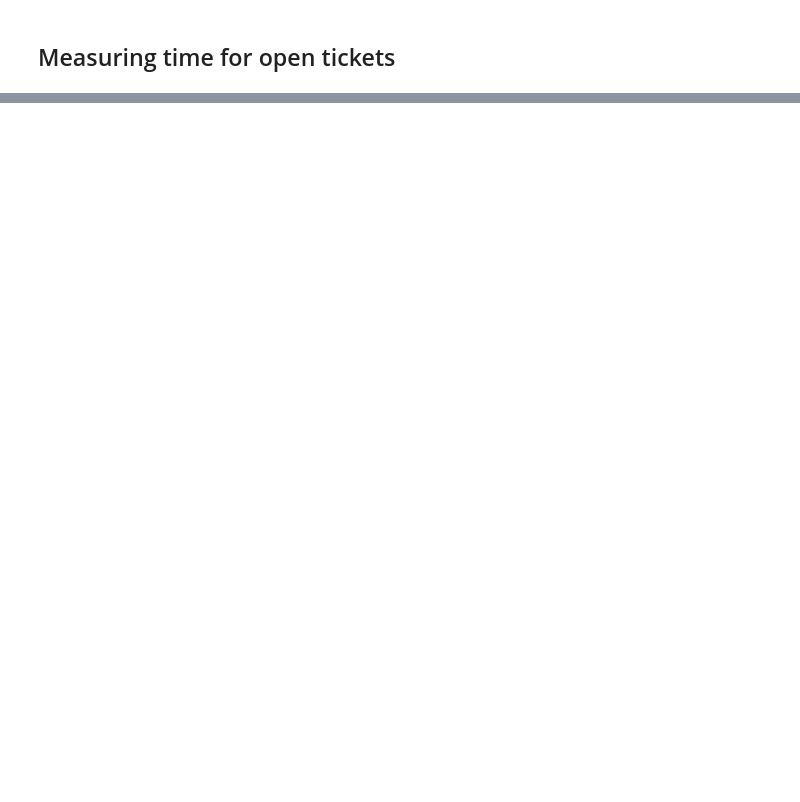
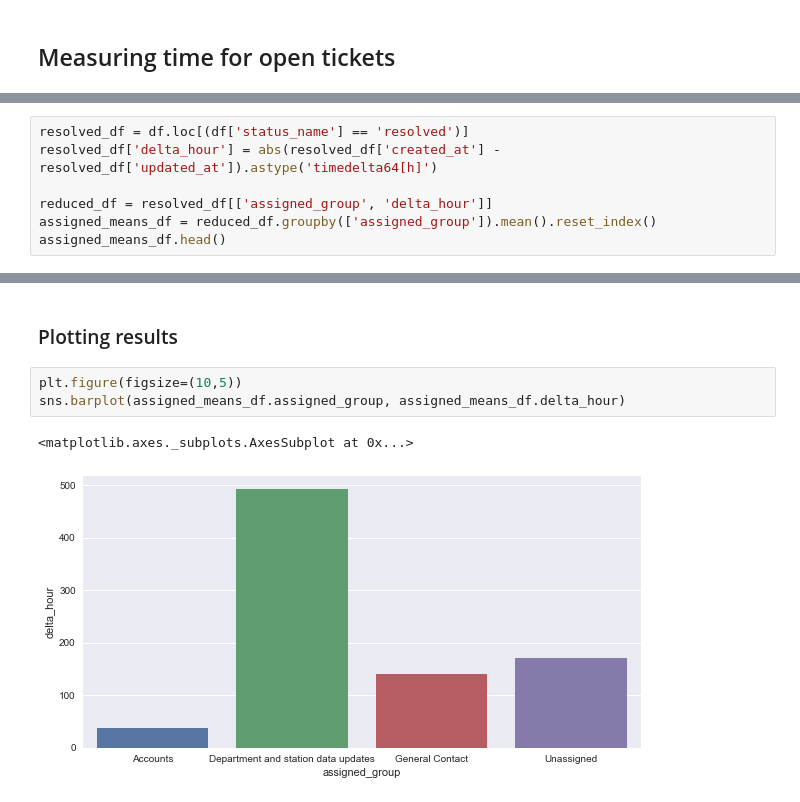
Before and after one commit to JorgeMartinezG/firecares-stats, a Jupyter notebook: Tickets analysis.ipynb, the cells around one changed output, grey strips where cells are left out. Saved outputs shown, nothing was run; the diff lists cells and outputs as text; blank space fills up the shorter version.

```diff
--- a/Tickets analysis.ipynb
+++ b/Tickets analysis.ipynb
@@ -86,0 +69,7 @@ See the caveats in the documentation: http://pandas.pydata.org/pandas-docs/stabl
+# %%
+resolved_df = df.loc[(df['status_name'] == 'resolved')]
+resolved_df['delta_hour'] = abs(resolved_df['created_at'] - resolved_df['updated_at']).astype('timedelta64[h]')
+
+reduced_df = resolved_df[['assigned_group', 'delta_hour']]
+assigned_means_df = reduced_df.groupby(['assigned_group']).mean().reset_index()
+assigned_means_df.head()
@@ -86,0 +82,8 @@ See the caveats in the documentation: http://pandas.pydata.org/pandas-docs/stabl
+# %% [markdown]
+### Plotting results
+# %%
+plt.figure(figsize=(10,5))
+sns.barplot(assigned_means_df.assigned_group, assigned_means_df.delta_hour)
+# %% [output]
+<matplotlib.axes._subplots.AxesSubplot at 0x...>
+[figure, added]
```
Also changed, not shown: parts of 14 cells of this notebook, 1 other file.
